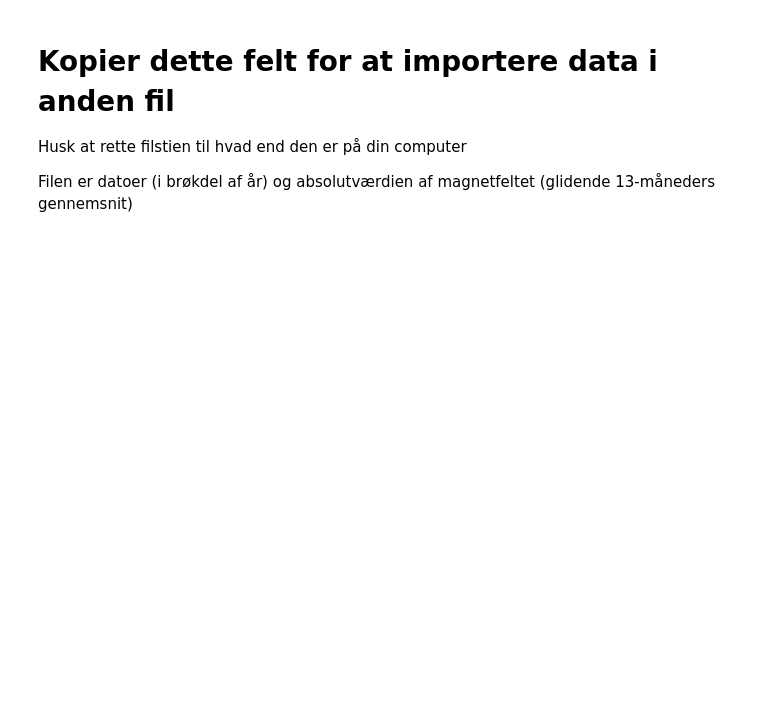
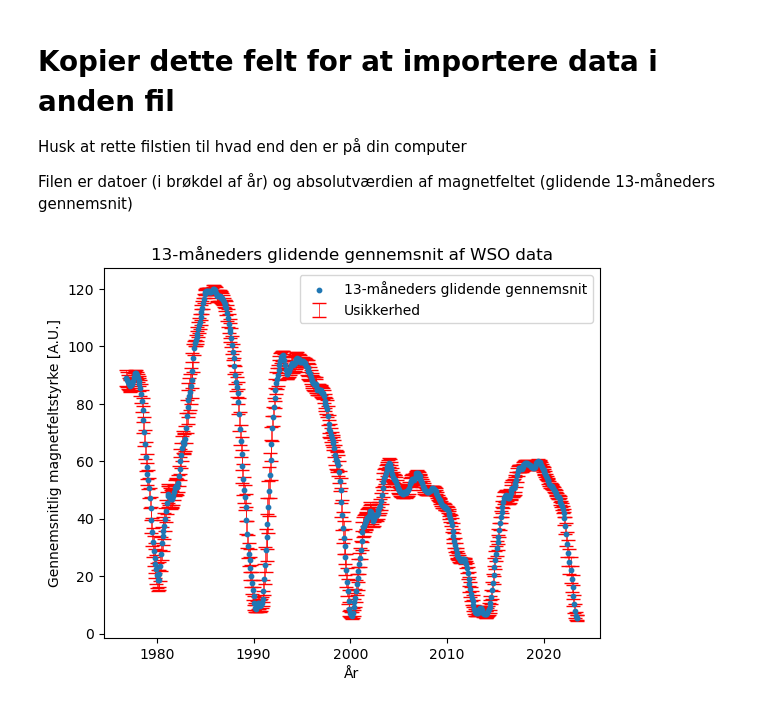
Before and after one commit to Focus9752/Solpletter_projekt, a Jupyter notebook: Magnus carlsen/data/WSO_rebinning-smoothing.ipynb, the cells around one changed output. Saved outputs shown, nothing was run; the diff lists cells and outputs as text; code cells hidden in the pictures; blank space fills up the shorter version.

```diff
--- a/Magnus carlsen/data/WSO_rebinning-smoothing.ipynb
+++ b/Magnus carlsen/data/WSO_rebinning-smoothing.ipynb
@@ -133,15 +148,21 @@ Filen er datoer (i brøkdel af år) og absolutværdien af magnetfeltet (glidende
 # %%
 loc = r"C:\Users\marcu\OneDrive\Documents\GitHub\Solpletter_projekt\Magnus carlsen\data\WSO_smoothed.csv"
 
-column_names = ['Date', 'Magnetic_field']
-wso_smoothed_data = pd.read_csv(loc, names=column_names, delimiter=',')
+column_names = ['Date', 'Magnetic_field', 'Uncertainty']
+wso_smoothed_data = pd.read_csv(loc, names=column_names, delimiter=',', skiprows=1)
 wso_smoothed_date_arr = wso_smoothed_data['Date'].values.astype(float)
 wso_smoothed_magnetic_field_arr = wso_smoothed_data['Magnetic_field'].values.astype(float)
+wso_smoothed_uncert_arr = wso_smoothed_data['Uncertainty'].values.astype(float)
 
 # Plot
-plt.plot(wso_smoothed_date_arr, wso_smoothed_magnetic_field_arr, label='13-måneders glidende gennemsnit')
+ScatterSize = 10
+
+plt.scatter(wso_smoothed_date_arr, wso_smoothed_magnetic_field_arr, label='13-måneders glidende gennemsnit', s=ScatterSize)
+plt.errorbar(wso_smoothed_date_arr, wso_smoothed_magnetic_field_arr, label="Usikkerhed", yerr=wso_smoothed_uncert_arr, fmt='none', elinewidth=0.5, ecolor='red', capsize=5,  zorder=0)
 plt.xlabel('År')
 plt.ylabel('Gennemsnitlig magnetfeltstyrke [A.U.]')
 plt.title('13-måneders glidende gennemsnit af WSO data')
 plt.legend()
 plt.show()
+# %% [output]
+[figure, added]
```
Also changed, not shown: parts of 4 cells of this notebook, 3 other files.
